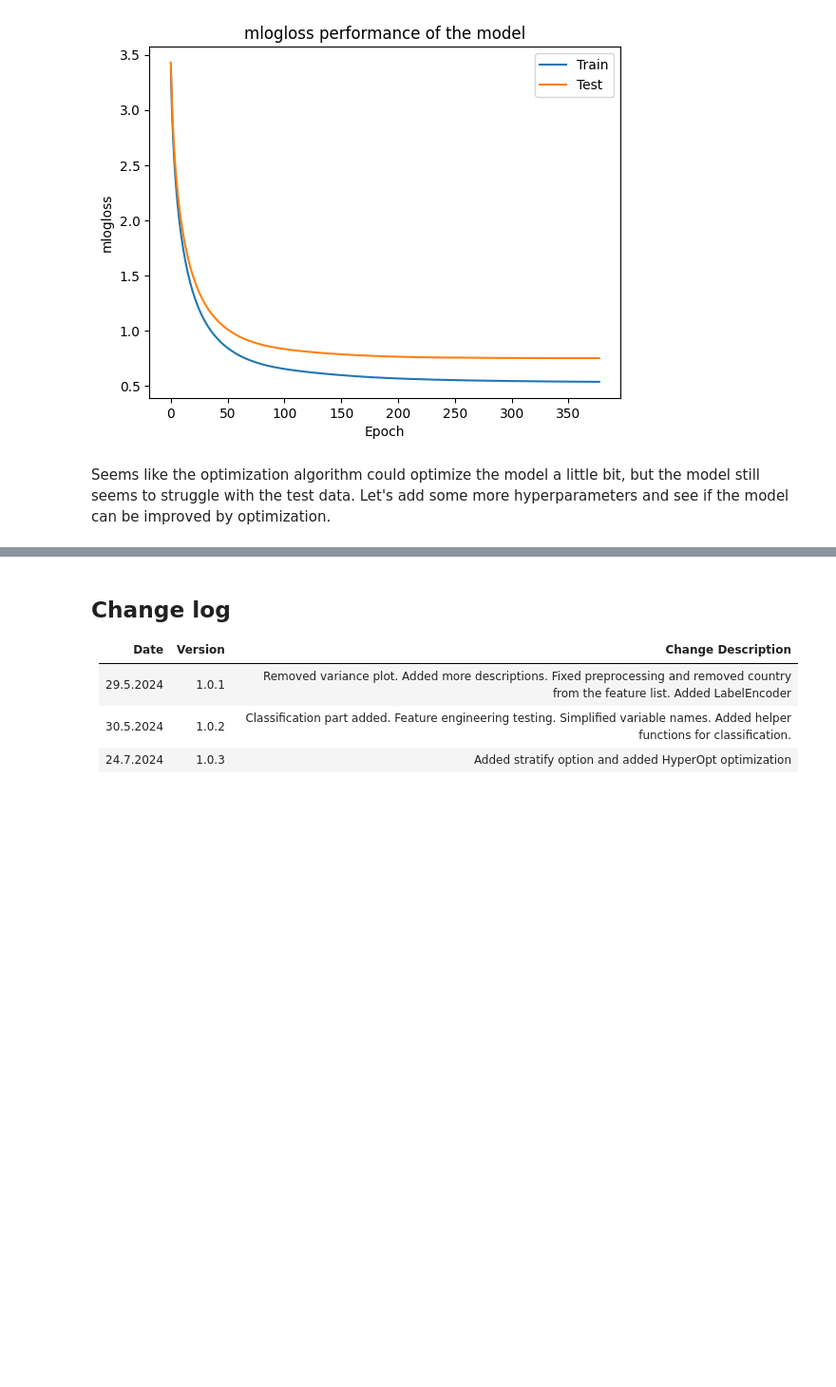
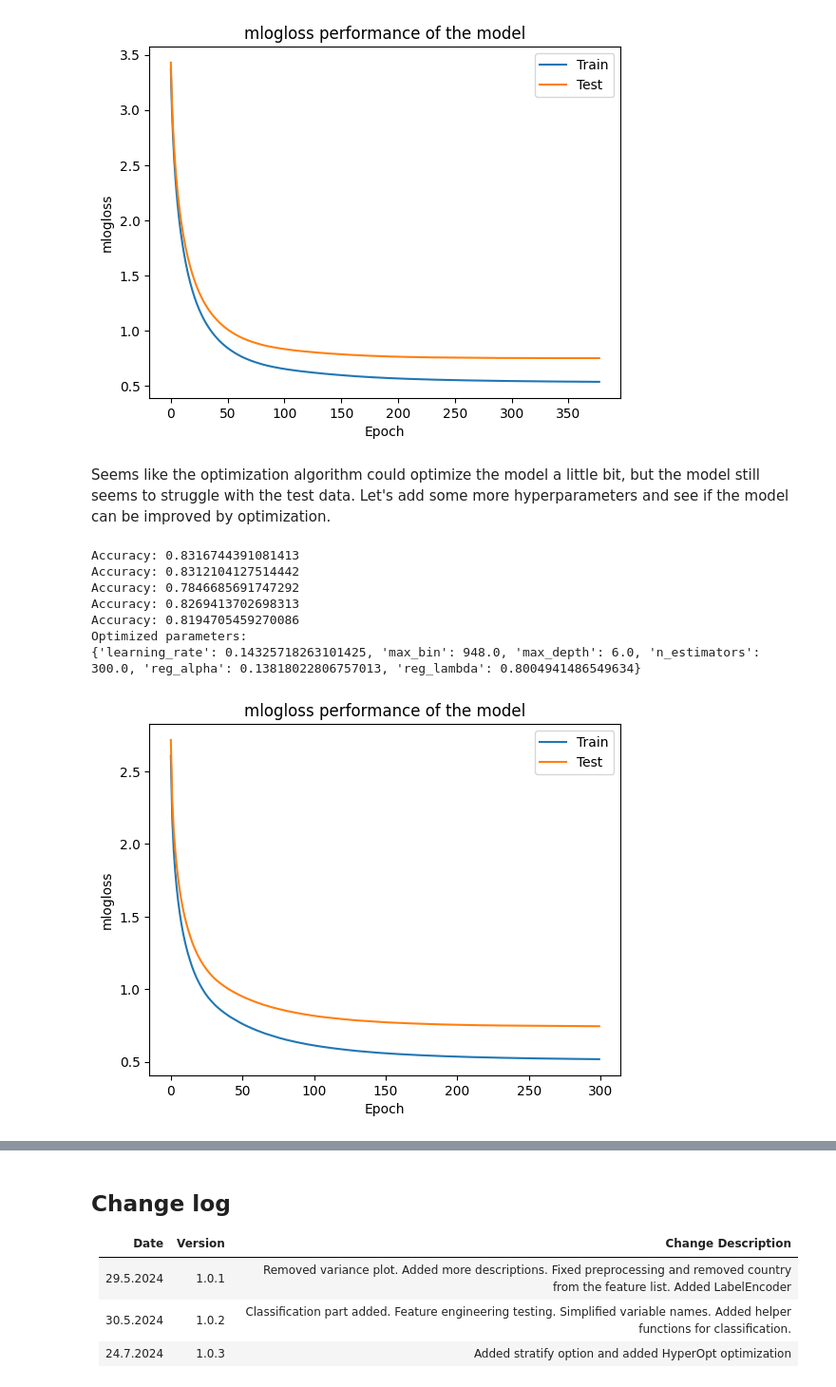
Before and after one commit to SamiAnttalainen/Covid-19_Analysis-Project, a Jupyter notebook: Covid-19_Modeling.ipynb, the cells around one changed output, grey strips where cells are left out. Shown at 95% size. Cells and saved outputs as stored; diff of their text form; code cells hidden in the pictures; blank space fills up the shorter version.

```diff
--- a/Covid-19_Modeling.ipynb
+++ b/Covid-19_Modeling.ipynb
@@ -341,15 +341,15 @@ Next, we can try to improve the model with hyperparameter tuning. We will use Hy
 # %%
 # Defining the search space.
 space = {
-    'n_estimators': scope.int(hp.quniform('n_estimators', 100, 1000, 100)),
-    'learning_rate': hp.uniform('learning_rate', 0.05, 0.2),
-    'max_depth': scope.int(hp.quniform('max_depth', 1, 10, 1)),
     'device': 'cuda',
     'tree_method':'gpu_hist',
     'predictor':'gpu_predictor',
     'objective': 'multi:softmax',
-    'num_classes': 195,
-    'seed': 42
+    'num_class': 195,
+    'seed': 42,
+    'n_estimators': scope.int(hp.quniform('n_estimators', 100, 1000, 100)),
+    'learning_rate': hp.uniform('learning_rate', 0.05, 0.2),
+    'max_depth': scope.int(hp.quniform('max_depth', 1, 10, 1)),
 }
 
 # Function to get the parameters
@@ -370,6 +370,9 @@ def get_parameters(space):
     accuracy = accuracy_score(y_pred, val_y)
     print(f"Accuracy: {accuracy}")
 
+    # Prints precision, recall and f1-scores.
+    classification_report(y_pred, val_y)
+
     return {'loss': -accuracy, 'status': STATUS_OK, 'model': model}
 
 # Log Loss plot function to show the performance of the model
@@ -438,18 +441,43 @@ Seems like the optimization algorithm could optimize the model a little bit, but
 # %%
 space = {
     'n_estimators': scope.int(hp.quniform('n_estimators', 100, 1000, 100)),
     'learning_rate': hp.uniform('learning_rate', 0.05, 0.2),
     'max_depth': scope.int(hp.quniform('max_depth', 1, 10, 1)),
     'device': 'cuda',
     'tree_method':'gpu_hist',
     'predictor':'gpu_predictor',
     "booster": "gbtree",
     'objective': 'multi:softmax',
-    'num_classes': 195,
+    'num_class': 195,
     'seed': 42,
-    'min_child_weight': hp.quniform('min_child_weight', 0, 10, 1),
-    'gamma': hp.uniform('gamma', 1, 9),
+    # 'min_child_weight': hp.quniform('min_child_weight', 0, 10, 1),
+    # 'gamma': hp.uniform('gamma', 1, 9),
     "max_bin": scope.int(hp.quniform("max_bin", 100, 1000, 1)),
-    # "reg_alpha": hp.uniform("reg_alpha", 0, 1),
-    # "reg_lambda": hp.uniform("reg_lambda", 0, 1),
+    "reg_alpha": hp.uniform("reg_alpha", 0, 1),
+    "reg_lambda": hp.uniform("reg_lambda", 0, 1),
 }
+
+trials = Trials()
+
+optimized_parameters = fmin(
+    fn = get_parameters,
+    space = space,
+    algo = tpe.suggest,
+    max_evals = 5,
+    trials = trials
+    )
+
+optimized_model = trials.best_trial['result']['model']
+print(f"Optimized parameters:\n{optimized_parameters}")
+
+results = optimized_model.evals_result()
+plot_results(results)
+# %% [output]
+Accuracy: 0.8316744391081413
+Accuracy: 0.8312104127514442
+Accuracy: 0.7846685691747292
+Accuracy: 0.8269413702698313
+Accuracy: 0.8194705459270086
+Optimized parameters:
+{'learning_rate': 0.14325718263101425, 'max_bin': 948.0, 'max_depth': 6.0, 'n_estimators': 300.0, 'reg_alpha': 0.13818022806757013, 'reg_lambda': 0.8004941486549634}
+[figure, added]
```
Also changed, not shown: parts of 2 cells of this notebook.
